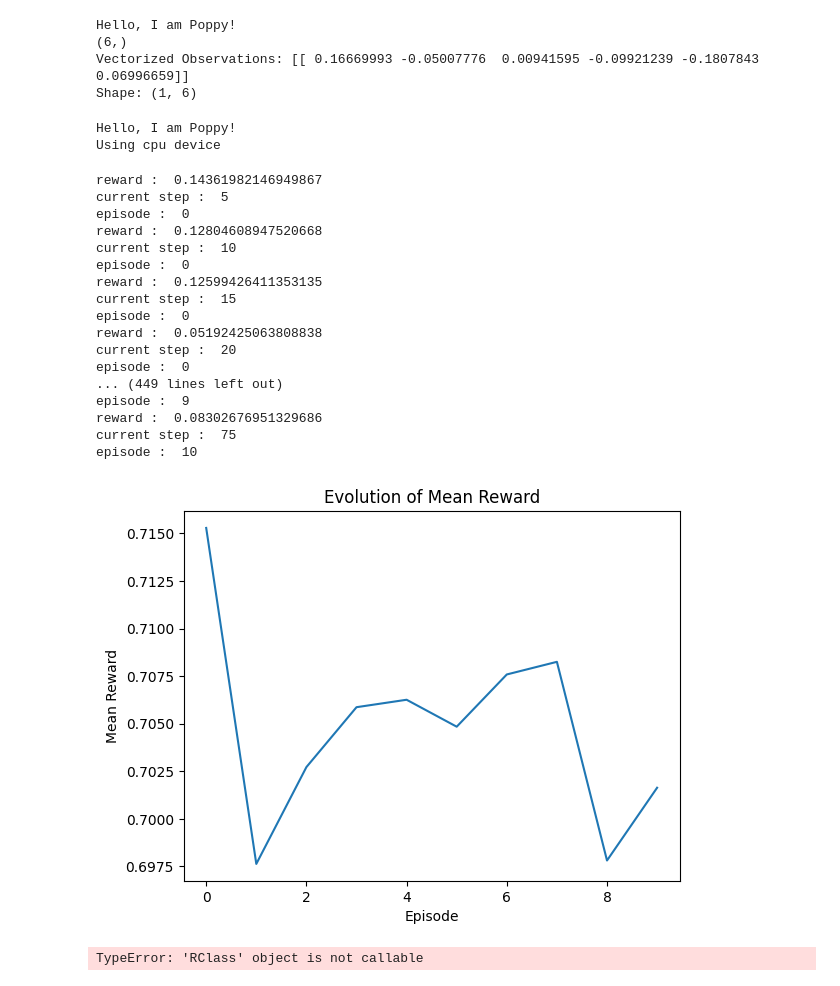
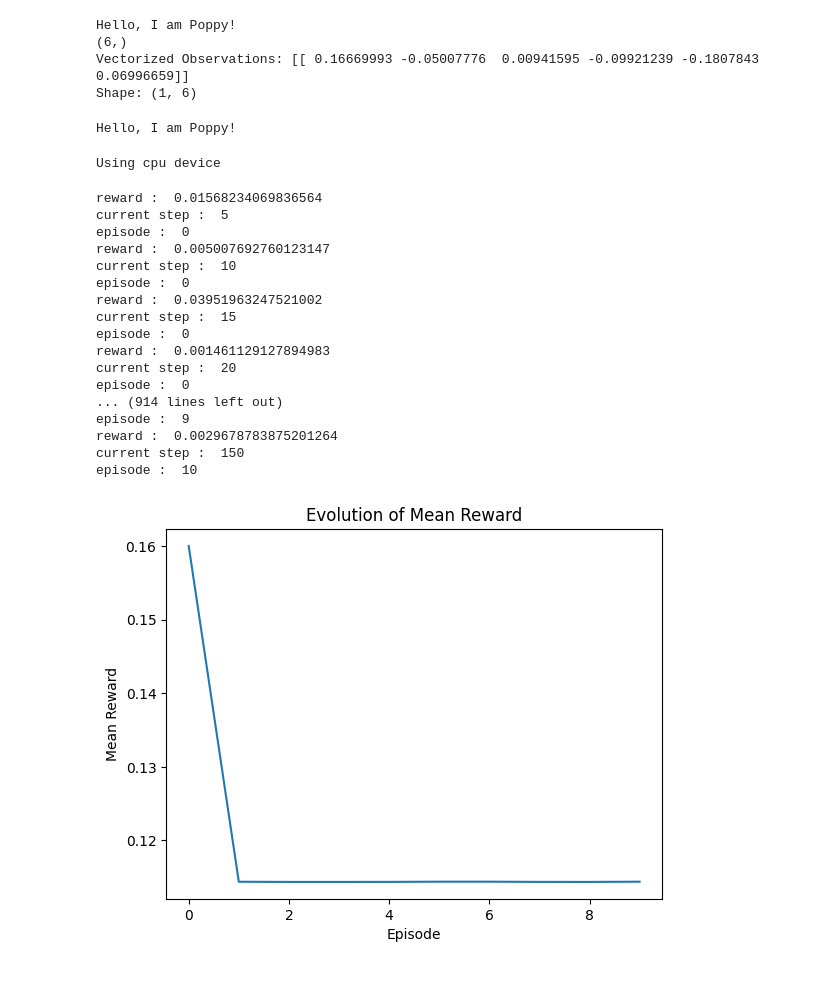
Before and after one commit to anaele-paris/Poppy, a Jupyter notebook: sujet_upper_body_imitation_edouard.ipynb, the cells around one changed output. Cells and saved outputs as stored; diff of their text form; code cells hidden in the pictures.

```diff
--- a/sujet_upper_body_imitation_edouard.ipynb
+++ b/sujet_upper_body_imitation_edouard.ipynb
@@ -951,11 +949,16 @@ from stable_baselines3.common.vec_env import DummyVecEnv
 from Poppy_Env_edouard import PoppyEnv
+# %%
+# env = PoppyEnv(observations, actions)
+env = PoppyEnv(gym.Env)
+
+# Envelopper l'environnement dans un DummyVecEnv
+vec_env = DummyVecEnv([lambda: env])
+
+# vec_env.reset()
+# %% [output]
+Hello, I am Poppy!
 # %%
-import numpy as np
-import torch as th
-from stable_baselines3 import SAC
-from stable_baselines3.common.vec_env import DummyVecEnv
-from stable_baselines3.common.utils import set_random_seed
-import matplotlib.pyplot as plt
+
 
 # Fonction pour évaluer le modèle et obtenir la récompense moyenne
 def evaluate_model(model, env, num_episodes=10):
@@ -977,57 +980,50 @@ def evaluate_model(model, env, num_episodes=10):
 # actions = training_data["acts"]
 
 # Créer une instance de l'environnement Poppy en passant les données d'entraînement
-# env = PoppyEnv(observations, actions)
-env = PoppyEnv()
 
-# Envelopper l'environnement dans un DummyVecEnv
-vec_env = DummyVecEnv([lambda: env])
 
 # Créer le modèle SAC
 model = SAC("MlpPolicy", vec_env, verbose=1)
 
 # Entraîner le modèle sur 10000 steps
-model.learn(total_timesteps=5)
+model.learn(total_timesteps=10)
 
 # Sauvegarder le modèle
 model.save("sac_poppy_model")
 
 # Évaluer le modèle après l'entraînement
 mean_rewards = evaluate_model(model, vec_env)
 
 # Tracer l'évolution de la récompense moyenne
 plt.plot(mean_rewards)
 plt.xlabel('Episode')
 plt.ylabel('Mean Reward')
 plt.title('Evolution of Mean Reward')
 plt.show()
 # %% [output]
-Hello, I am Poppy!
 Using cpu device
-reward :  0.14361982146949867
+reward :  0.01568234069836564
 current step :  5
 episode :  0
-reward :  0.12804608947520668
+reward :  0.005007692760123147
 current step :  10
 episode :  0
-reward :  0.12599426411353135
+reward :  0.03951963247521002
 current step :  15
 episode :  0
-reward :  0.05192425063808838
+reward :  0.001461129127894983
 current step :  20
 episode :  0
-... (449 lines left out)
+... (914 lines left out)
 episode :  9
-reward :  0.08302676951329686
-current step :  75
+reward :  0.0029678783875201264
+current step :  150
 episode :  10
-[figure, old version]
+[figure, new version]
 # %%
-A = np.array((1, 2, 3))
-B = np.array((4, 5, 6))
-print(np.r_(A,B))
+vec_env.close()
+from pypot import vrep
+vrep.close_all_connections()
-# %% [output]
-TypeError: 'RClass' object is not callable
 # %%
 # # Create the environment
 # env = make_vec_env(lambda: PoppyEnv(), n_envs=1)
```
Also changed, not shown: parts of 6 cells of this notebook, 2 other files.
